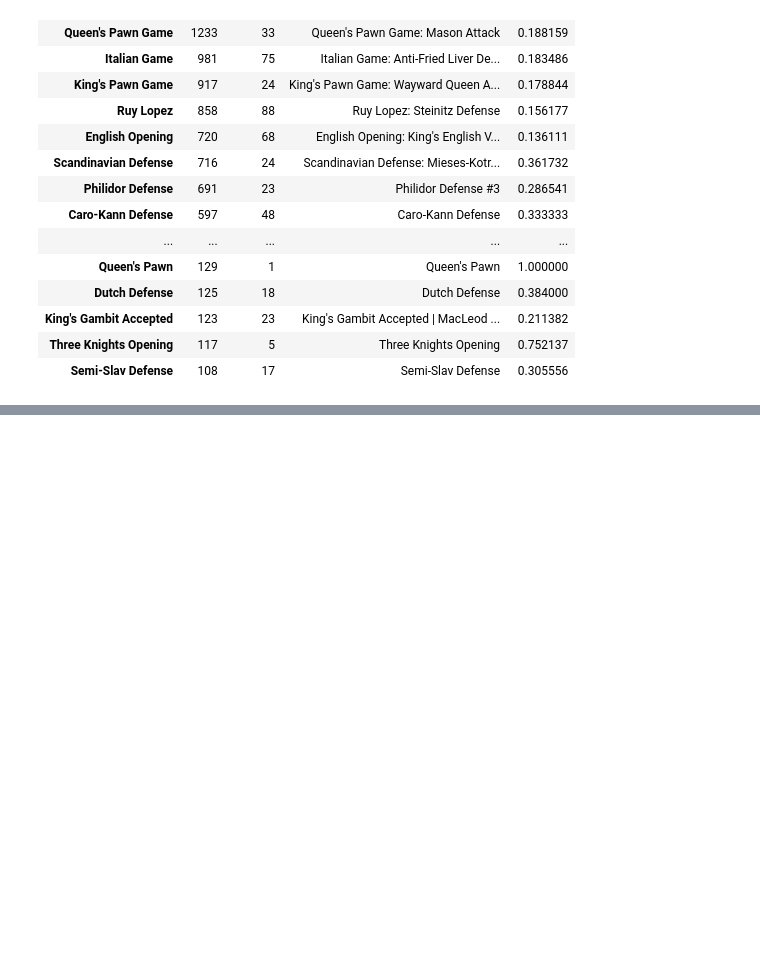
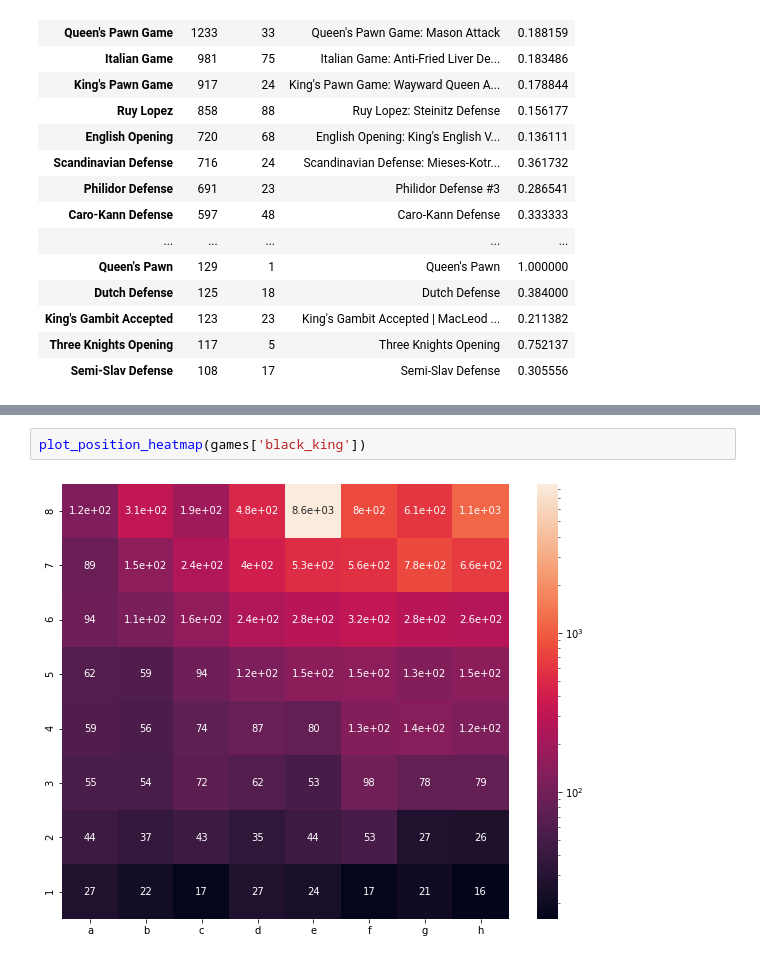
Before and after one commit to com-480-data-visualization/data-visualization-project-2021-thelogisticsscoobyganggotridofswagl33d, a Jupyter notebook: Milestone 1.ipynb, the cells around one changed output, grey strips where cells are left out. Saved outputs shown, nothing was run; the diff lists cells and outputs as text; blank space fills up the shorter version.

```diff
--- a/Milestone 1.ipynb
+++ b/Milestone 1.ipynb
@@ -88,0 +104,4 @@ games.groupby("opening_kind")["opening_name"].agg(["count", "nunique", most_play
+# %%
+plot_position_heatmap(games['black_king'])
+# %% [output]
+[figure, added]
```
Also changed, not shown: parts of 4 cells of this notebook, 1 other file.
